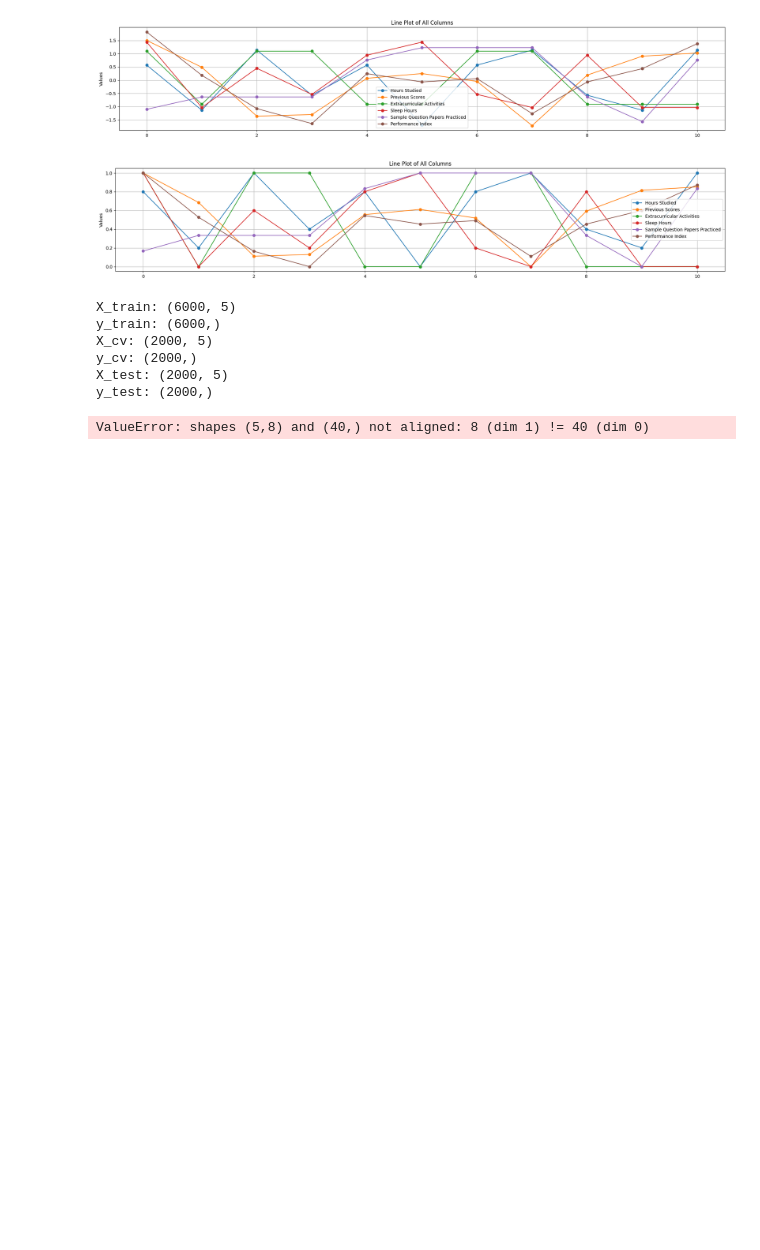
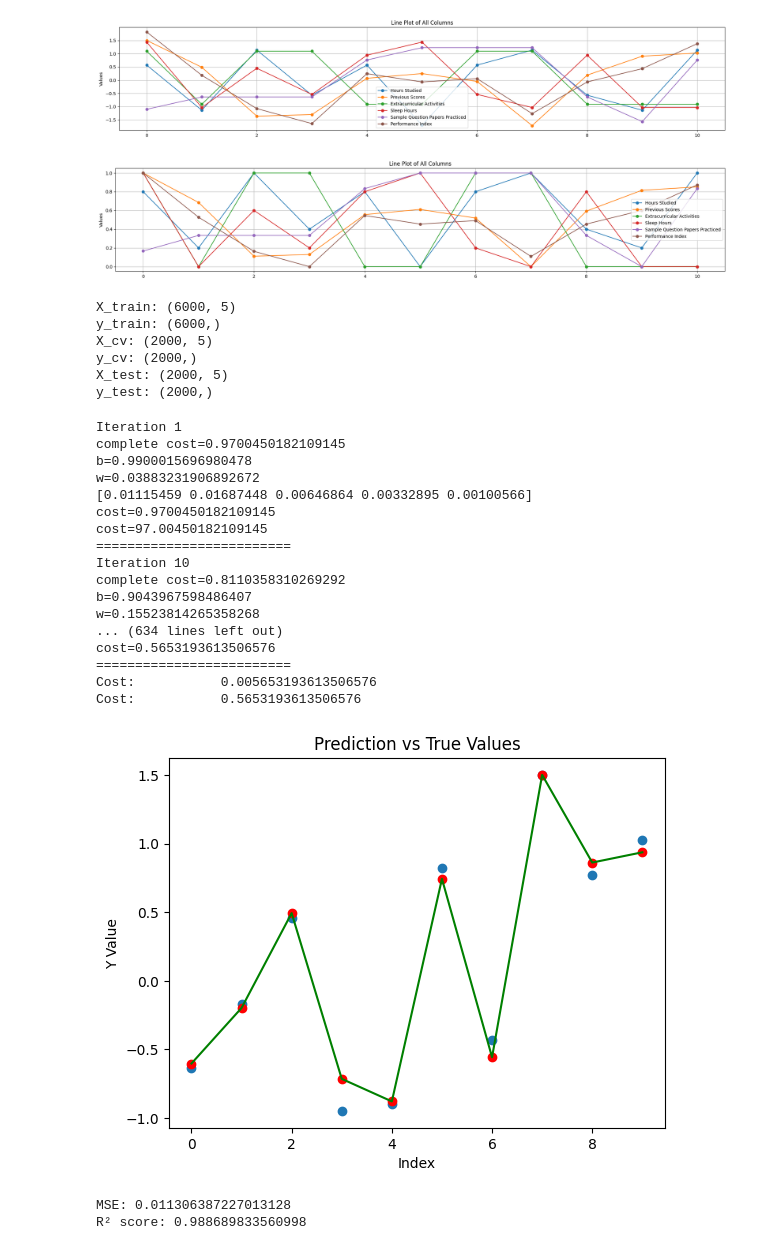
Before and after one commit to uzairanwaar6/learning, a Jupyter notebook: practice-projects/linear-regression/prepration.ipynb, the cells around one changed output. Cells and saved outputs as stored; diff of their text form; code cells hidden in the pictures; blank space fills up the shorter version.

Commit message:
Finished Linear Regression

```diff
--- a/practice-projects/linear-regression/prepration.ipynb
+++ b/practice-projects/linear-regression/prepration.ipynb
@@ -234,33 +234,66 @@ def reduce_cost(X, y, w, b, a, epochs=3000, degree=1):
 
     return minW,minB
 # %%
-degree = 8
+from sklearn.metrics import mean_squared_error, r2_score
+
+degree = 1
 b = 1
-a = 0.0032
+a = 0.01
 w = np.random.rand(degree * X_train.shape[1]) * 0.01
 
-# After 7000 epochs with a=0.298 & degree=8
-# cost=0.00025882288784138165
-# b=0.021326437613068662
-# w = [2.30303715e-01, 5.93304458e-02, -1.27869235e-02, -2.36742185e-02
-# , -2.62587435e-02, -9.06370670e-03, 6.81329827e-03, 3.00292854e-02
-# , 6.06773984e-01, 1.50749819e-01, -3.54552254e-02, -7.06978872e-02
-# , -5.10787800e-02, -1.42038781e-02, 2.43011148e-02, 5.52563043e-02
-# , -3.68044906e-03, -7.81135046e-04, -4.01216956e-04, 5.27842801e-03
-# , 4.34453003e-03, 1.37021284e-03, 6.55250365e-04, 3.65972565e-04
-# , 2.98396569e-02, 1.12252141e-03, -8.23666368e-03, -3.64168785e-03
-# , 1.09632619e-03, 1.09048622e-03, 1.18807899e-03, 5.22852188e-03
-# , 1.25147010e-02, 1.57912356e-02, 2.91868784e-03, -1.00058572e-02
-# , -9.83284573e-03, -2.69670571e-03, 5.40173885e-04, 9.26748653e-03]
 
-epochs = 1000
+epochs = 800
 training_sample_size = 6000
 
 
 X_train_sample = X_train[:training_sample_size].to_numpy()
 y_train_sample = y_train[:training_sample_size].to_numpy()
 w, b = reduce_cost(X_train_sample, y_train_sample, w, b, a, epochs, degree)
+
+
+cost = compute_lr_cost(X_train_sample,y_train_sample,w,b,degree)
+y_hats = linear_regression(X_train_sample,w,b,degree)
+
+print('Cost:\t\t'+str(cost))
+print('Cost:\t\t'+str(cost*100))
+
+plottingSample = 10
+
+plt.scatter(range(plottingSample), y_train_sample[:plottingSample], label='True Y')
+plt.scatter(range(plottingSample), y_hats[:plottingSample],color='red' )
+plt.plot(range(plottingSample), y_hats[:plottingSample], label='Predicted Y (Line)', color='green')
+plt.title('Prediction vs True Values')
+plt.xlabel('Index')
+plt.ylabel('Y Value')
+# plt.legend()
+plt.show()
+
+cost = compute_lr_cost(X_train_sample,y_train_sample,w,b,degree)
+mse = mean_squared_error(y_train_sample,y_hats)
+r2 = r2_score(y_train_sample,y_hats)
+
+print("MSE:", mse)
+print("R² score:", r2)
 # %% [output]
-ValueError: shapes (5,8) and (40,) not aligned: 8 (dim 1) != 40 (dim 0)
+Iteration 1
+complete cost=0.9700450182109145
+b=0.9900015696980478
+w=0.03883231906892672
+[0.01115459 0.01687448 0.00646864 0.00332895 0.00100566]
+cost=0.9700450182109145
+cost=97.00450182109145
+=========================
+Iteration 10
+complete cost=0.8110358310269292
+b=0.9043967598486407
+w=0.15523814265358268
+... (634 lines left out)
+cost=0.5653193613506576
+=========================
+Cost:           0.005653193613506576
+Cost:           0.5653193613506576
+[figure, added]
+MSE: 0.011306387227013128
+R² score: 0.988689833560998
 # %%
 
```
Also changed, not shown: parts of 1 cell of this notebook, 2 other files.
